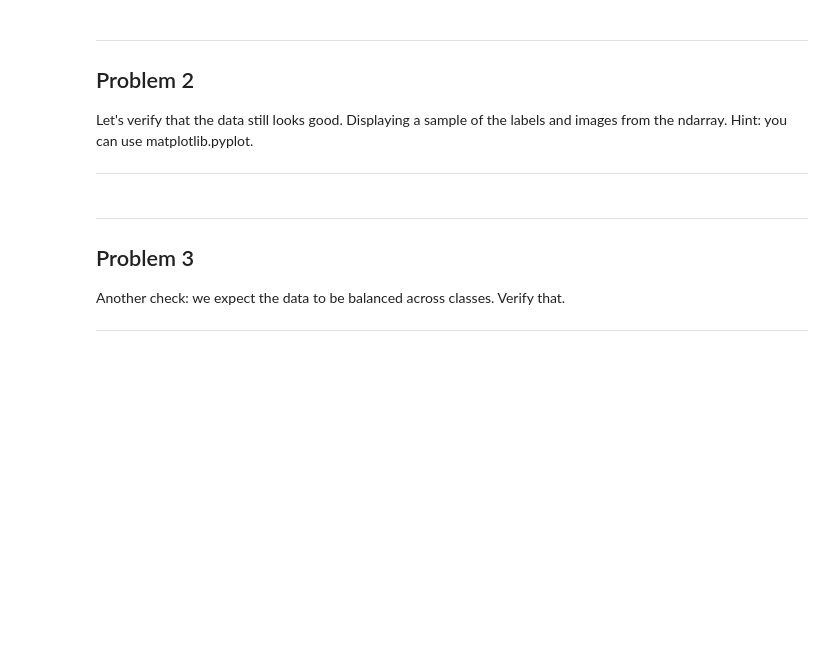
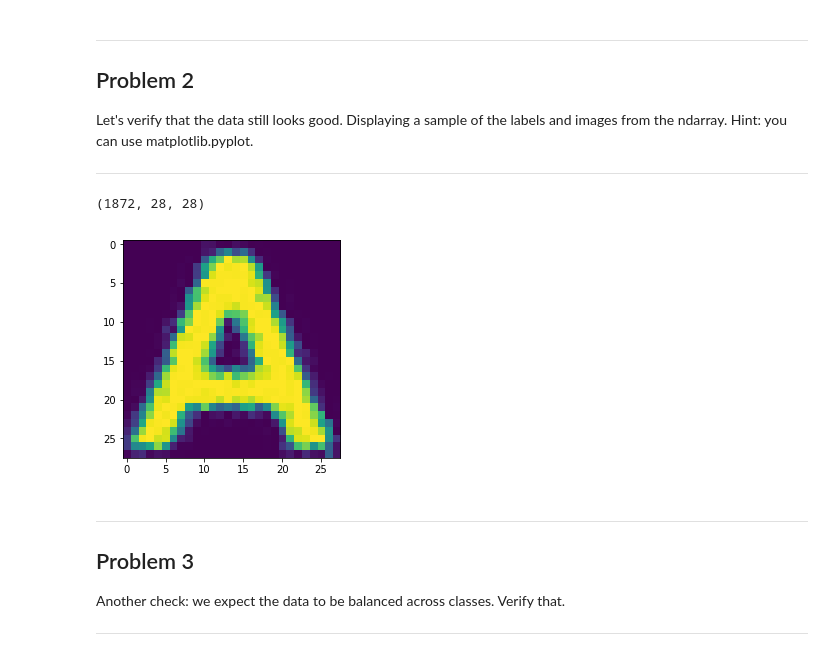
Before and after one commit to dinglight/ainlp_2019_summer, a Jupyter notebook: lesson09/1_notmnist.ipynb, the cells around one changed output. Drawn from its saved outputs; the diff is of its cells as text; code cells hidden in the pictures; blank space fills up the shorter version.

```diff
--- a/lesson09/1_notmnist.ipynb
+++ b/lesson09/1_notmnist.ipynb
@@ -212,6 +215,16 @@ Problem 2
 Let's verify that the data still looks good. Displaying a sample of the labels and images from the ndarray. Hint: you can use matplotlib.pyplot.
 
 ---
+# %%
+with open('./notMNIST_small/A.pickle','rb') as pk_f:
+    data4show = pickle.load(pk_f)
+    print(data4show.shape)
+    pic = data4show[0,:,:]
+    plt.imshow(pic)
+    plt.show()
+# %% [output]
+(1872, 28, 28)
+[figure, added]
 # %% [markdown]
 ---
 Problem 3
```
Also changed, not shown: parts of 9 cells of this notebook.
